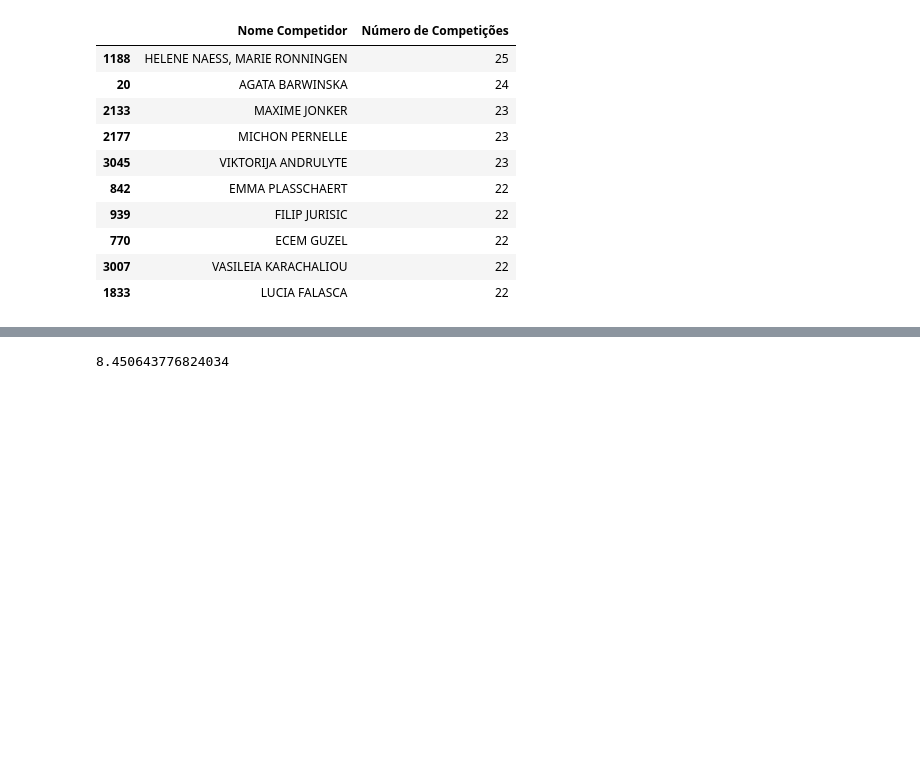
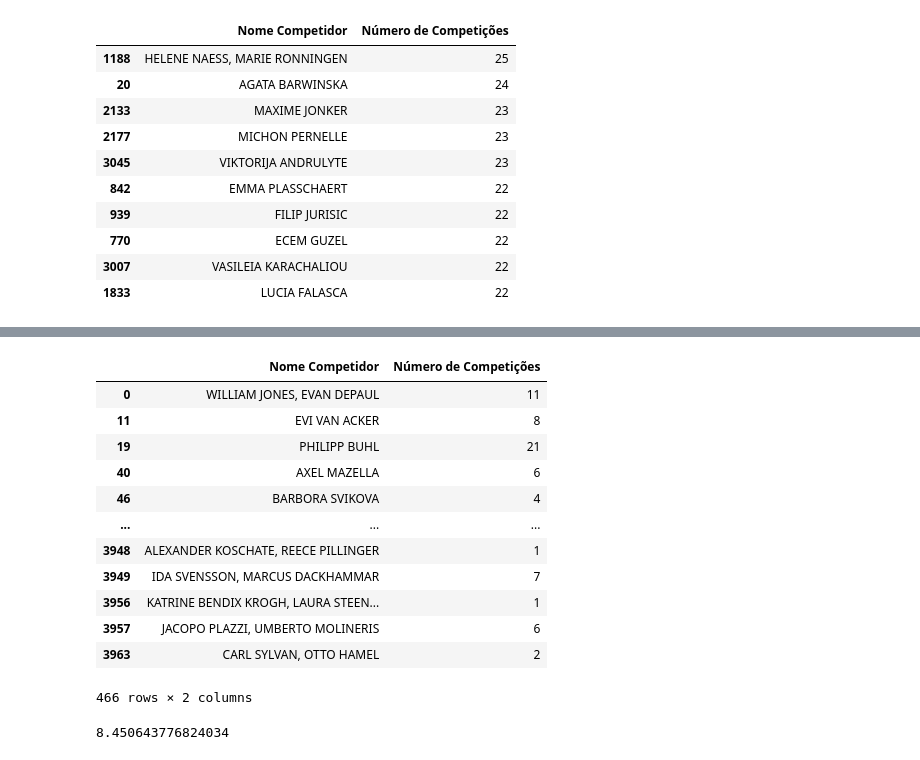
Before and after one commit to cristianolarrea/sailing-rankings, a Jupyter notebook: eda/eda.ipynb, the cells around one changed output, grey strips where cells are left out. Saved outputs shown, nothing was run; the diff lists cells and outputs as text; code cells hidden in the pictures; blank space fills up the shorter version.

```diff
--- a/eda/eda.ipynb
+++ b/eda/eda.ipynb
@@ -745,3 +759,19 @@ top10 = competitor_pos_per_competition.query("`Posição Geral` >= 1 and `Posiç
+# %%
+top10[["Nome Competidor", "Número de Competições"]].drop_duplicates()
+# %% [output]
+|  | Nome Competidor | Número de Competições |
+| 0 | WILLIAM JONES, EVAN DEPAUL | 11 |
+| 11 | EVI VAN ACKER | 8 |
+| 19 | PHILIPP BUHL | 21 |
+| 40 | AXEL MAZELLA | 6 |
+| 46 | BARBORA SVIKOVA | 4 |
+| ... | ... | ... |
+| 3948 | ALEXANDER KOSCHATE, REECE PILLINGER | 1 |
+| 3949 | IDA SVENSSON, MARCUS DACKHAMMAR | 7 |
+| 3956 | KATRINE BENDIX KROGH, LAURA STEEN... | 1 |
+| 3957 | JACOPO PLAZZI, UMBERTO MOLINERIS | 6 |
+| 3963 | CARL SYLVAN, OTTO HAMEL | 2 |
+466 rows × 2 columns
 # %%
 top10[["Nome Competidor", "Número de Competições"]].drop_duplicates()["Número de Competições"].mean()
 # %% [output]
```
Also changed, not shown: parts of 2 cells of this notebook.
